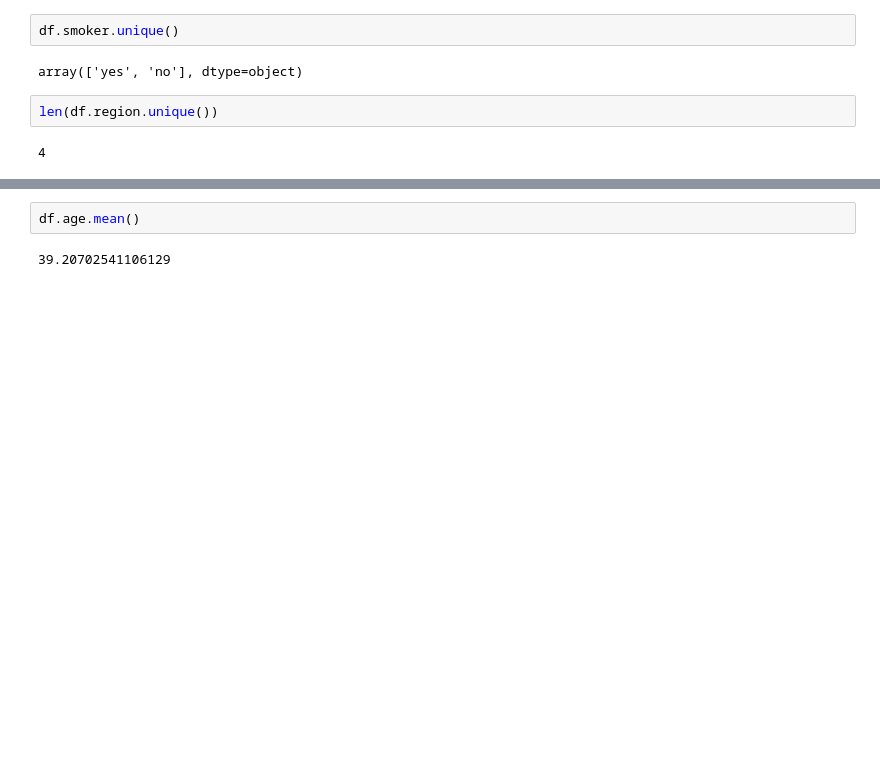
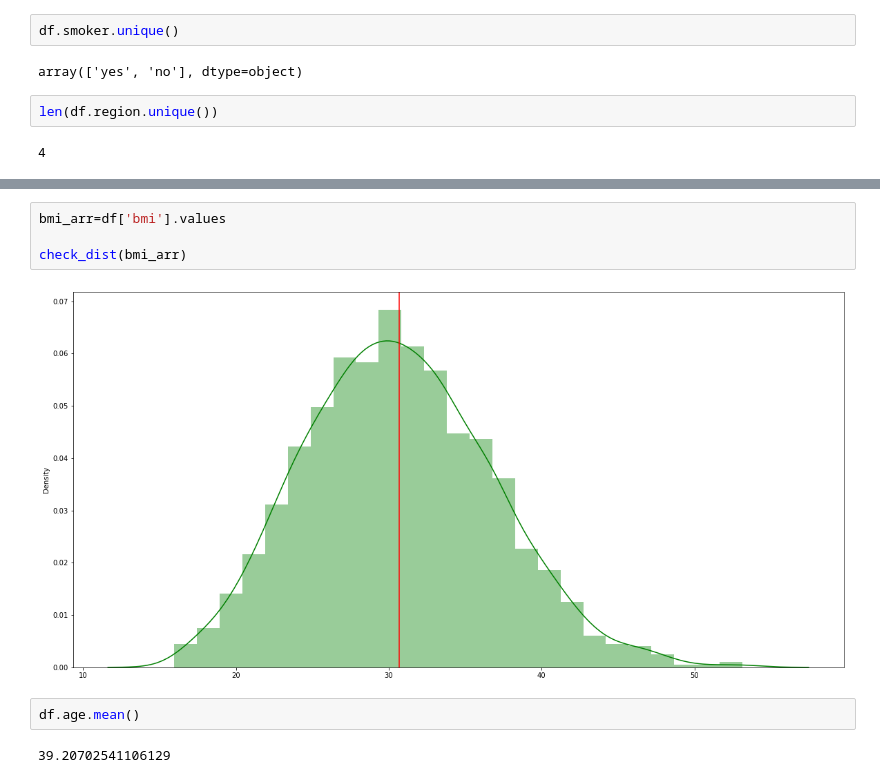
Before and after one commit to JosephMutua/Data_Science_insurance_price_prediction, a Jupyter notebook: feature engineering.ipynb, the cells around one changed output, grey strips where cells are left out. Drawn from its saved outputs; the diff is of its cells as text; blank space fills up the shorter version.

```diff
--- a/feature engineering.ipynb
+++ b/feature engineering.ipynb
@@ -45,3 +55,9 @@ plt.show()
+# %%
+bmi_arr=df['bmi'].values
+
+check_dist(bmi_arr)
+# %% [output]
+[figure, added]
 # %%
 df.age.mean()
 # %% [output]
```
Also changed, not shown: parts of 9 cells of this notebook.
